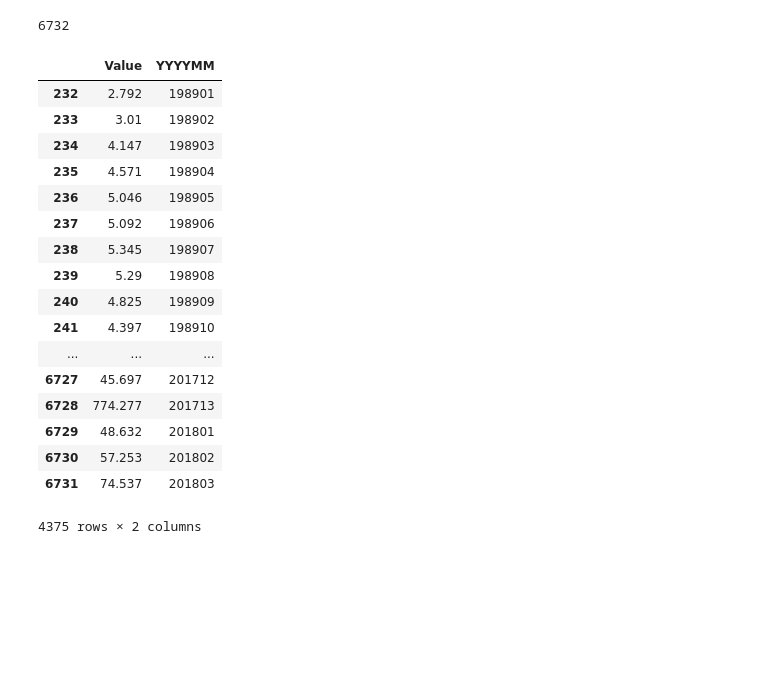
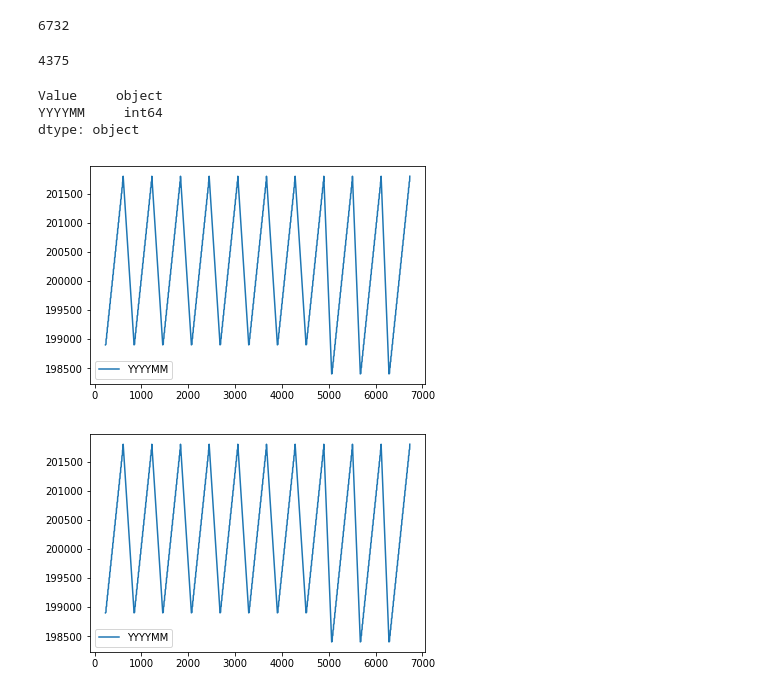
Before and after one commit to gvo34/energy-solar, a Jupyter notebook: energy_data_explore.ipynb, the cells around one changed output. Cells and saved outputs as stored; diff of their text form; code cells hidden in the pictures; blank space fills up the shorter version.

```diff
--- a/energy_data_explore.ipynb
+++ b/energy_data_explore.ipynb
@@ -76,23 +80,19 @@ len(eiadf)
 # %%
 values = eiadf[['Value', 'YYYYMM']]
 values = values.loc[values['Value'] != "Not Available"]
-values
+len(values)
 # %% [output]
-|  | Value | YYYYMM |
-| 232 | 2.792 | 198901 |
-| 233 | 3.01 | 198902 |
-| 234 | 4.147 | 198903 |
-| 235 | 4.571 | 198904 |
-| 236 | 5.046 | 198905 |
-| 237 | 5.092 | 198906 |
-| 238 | 5.345 | 198907 |
-| 239 | 5.29 | 198908 |
-| 240 | 4.825 | 198909 |
-| 241 | 4.397 | 198910 |
-| ... | ... | ... |
-| 6727 | 45.697 | 201712 |
-| 6728 | 774.277 | 201713 |
-| 6729 | 48.632 | 201801 |
-| 6730 | 57.253 | 201802 |
-| 6731 | 74.537 | 201803 |
-4375 rows × 2 columns
+4375
+# %%
+values.dtypes
+# %% [output]
+Value     object
+YYYYMM     int64
+dtype: object
+# %%
+#remove values totals respresented with YYYY13
+values.plot()
+plt.show()
+# %% [output]
+[figure, added]
+[figure, added]
```
Also changed, not shown: parts of 6 cells of this notebook, 1 other file.
